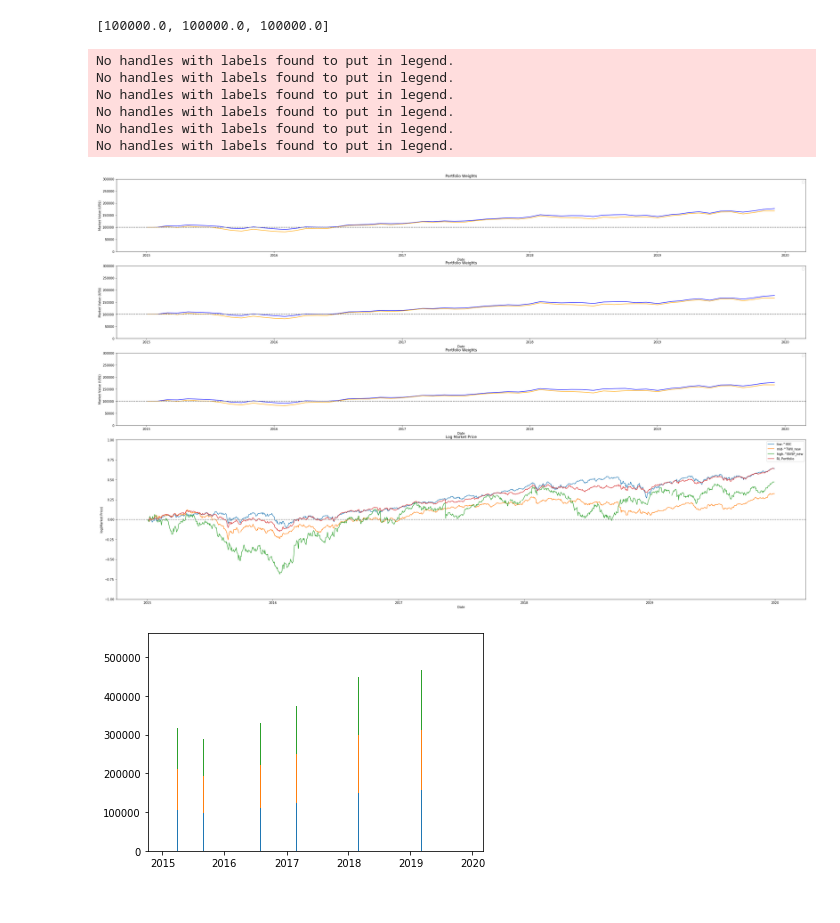
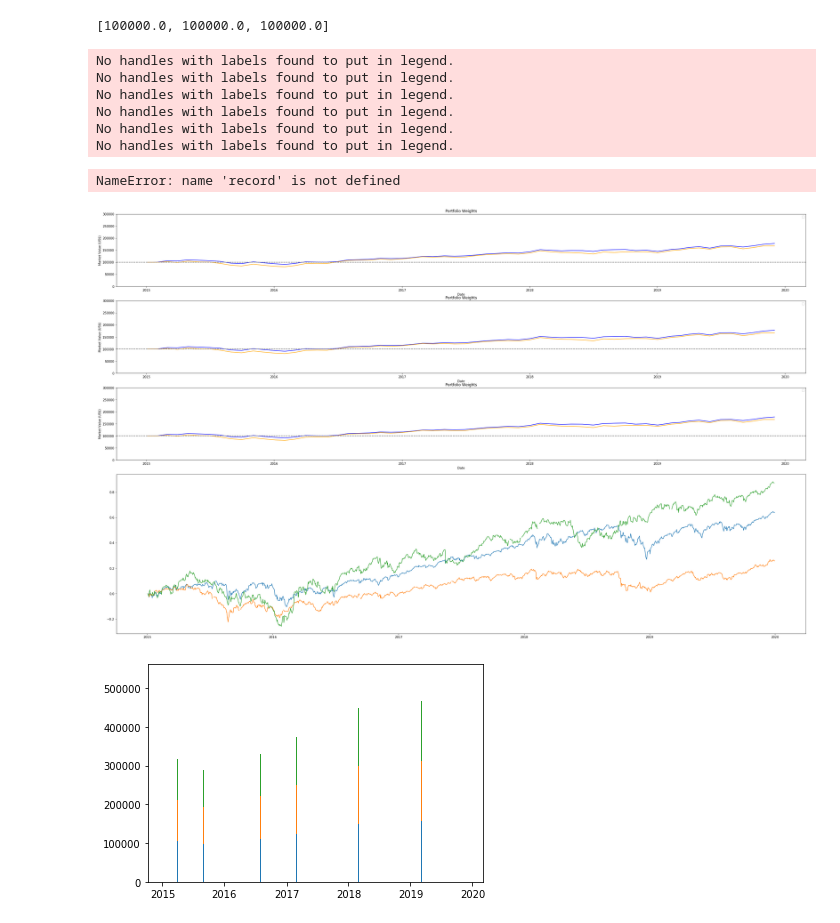
Before and after one commit to lzcaisg/reinforcement_trader, a Jupyter notebook: 0306 - Rebalancing for Benchmark-Add unrealized GainLoss-Copy1.ipynb, the cells around one changed output. Cells and saved outputs as stored; diff of their text form; code cells hidden in the pictures.

```diff
--- a/0306 - Rebalancing for Benchmark-Add unrealized GainLoss-Copy1.ipynb
+++ b/0306 - Rebalancing for Benchmark-Add unrealized GainLoss-Copy1.ipynb
@@ -102,7 +102,7 @@ for i, asset in enumerate(asset_list):
     }
     init_status_list.append(status)
 
-COMMISSION_RATE = 0.00125
+COMMISSION_RATE = 0
 prev_num_arr = init_num_arr
 result_list = []
 net_value_list = []
@@ -355,10 +355,11 @@ plt.rcParams['figure.facecolor'] = 'white'
 fig=plt.figure(figsize=(40,25))
 
 gs=GridSpec(5,1) # 5 rows, 1 columns
-axs[0]=fig.add_subplot(gs[0,0]) # First row, first column
-axs[1]=fig.add_subplot(gs[1,0]) # First row, second column
-axs[2]=fig.add_subplot(gs[2,0]) # First row, third column
-axs[3]=fig.add_subplot(gs[3:,:]) # Second row, span all columns
+axs=[]
+axs.append(fig.add_subplot(gs[0,0])) # First row, first column
+axs.append(fig.add_subplot(gs[1,0])) # First row, second column
+axs.append(fig.add_subplot(gs[2,0])) # First row, third column
+axs.append(fig.add_subplot(gs[3:,:])) # Second row, span all columns
 
 
 
@@ -371,7 +372,7 @@ for tmp_record in record_list:
 z = np.array(z)
 b = np.transpose(z)
 for i in range(len(b)):
-    axs[i].plot(a, b[i], color = "blue")
+    axs[i].plot(x, b[i], color = "blue")
 
 
 
@@ -394,7 +395,7 @@ for tmp_record in record_list:
 z = np.array(z)
 b = np.transpose(z)
 for i in range(len(b)):
-    axs[i].plot(a, b[i], color = "orange")
+    axs[i].plot(x, b[i], color = "orange")
 
 
 
@@ -410,7 +411,7 @@ for i in range(3):
 
 
 DIR = "./from github/Stock-Trading-Environment/data"
-if currency:
+if False:
     file_names = ["^BVSP_new", "^TWII_new", "^IXIC"]
     source_list = ["done", "done", "yahoo"]
 else:
@@ -422,34 +423,35 @@ labels = ["high-", "mid-", "low-"]
 # axs[1].figure(figsize = (40,15))
 for i in range(2,-1,-1): # Inverse: Low-Mid-High
     df = csv2df(DIR, file_names[i]+".csv",source = source_list[i])
     df['Date'] = pd.to_datetime(df['Date'])
     df = df[(df['Date']>=pd.to_datetime("2015-01-01"))&(df['Date']<=pd.to_datetime("2019-12-31"))].reset_index(drop=True)
 
     j = 0
     init_price = df['Price'][j]
     while np.isnan(init_price):
         j+=1
         init_price = df['Price'][j]
     y = np.log(df['Price'][j:] / init_price)
     x = df['Date'][j:]
     axs[3].plot(x,y,label = labels[i]+file_names[i])
 
 axs[3].plot([tmp['date'] for tmp in record], np.log([tmp['total_net_worth'] for tmp in record]/record[0]['total_net_worth']), label = "RL Portfolio")
 axs[3].axhline(y=0, color = "grey", linestyle='--')
 axs[3].set_ylim((-1,1))
 axs[3].legend()
 axs[3].set_title('Log Market Price')
 axs[3].set_xlabel('Date')
 axs[3].set_ylabel('log(Market Price)')
 plt.show()
 # %% [output]
 No handles with labels found to put in legend.
 No handles with labels found to put in legend.
 No handles with labels found to put in legend.
 No handles with labels found to put in legend.
 No handles with labels found to put in legend.
 No handles with labels found to put in legend.
+NameError: name 'record' is not defined
-[figure, old version]
+[figure, new version]
 # %%
 a = np.array([tmp['Date'] for tmp in final_result[3]])
 
```
Also changed, not shown: 2 other files.
